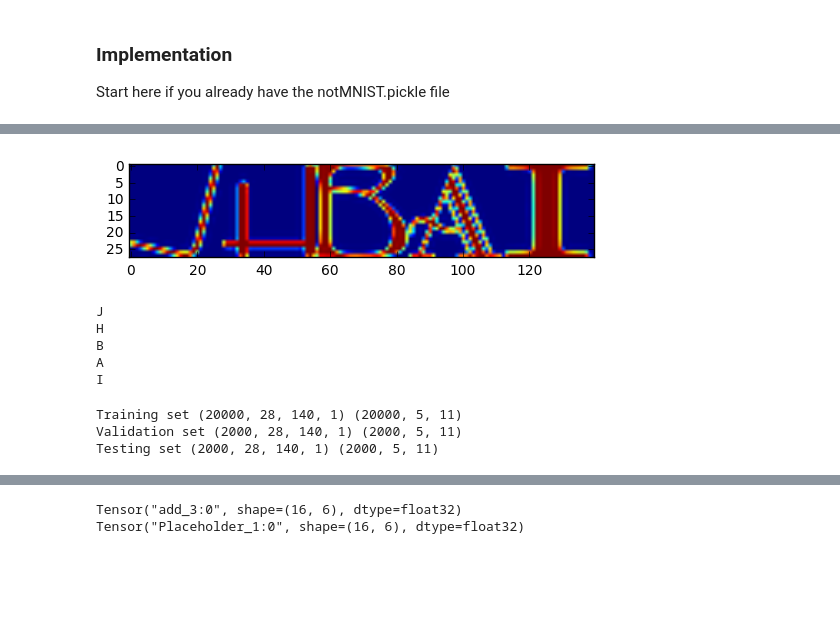
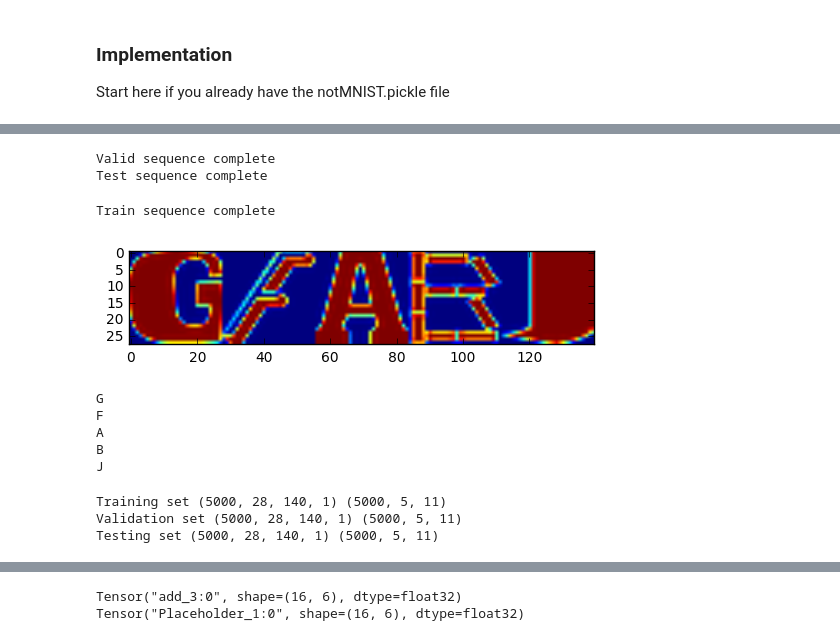
Before and after one commit to cgkaczenski/Digit-Recognition, a Jupyter notebook: digit_recognition.ipynb, the cells around one changed output, grey strips where cells are left out. Drawn from its saved outputs; the diff is of its cells as text; code cells hidden in the pictures; blank space fills up the shorter version.

```diff
--- a/digit_recognition.ipynb
+++ b/digit_recognition.ipynb
@@ -251,0 +254,13 @@ Start here if you already have the notMNIST.pickle file
+# %%
+with open(pickle_file, 'rb') as f:
+  save = pickle.load(f)
+  train_dataset = save['train_dataset']
+  train_labels = save['train_labels']
+  valid_dataset = save['valid_dataset']
+  valid_labels = save['valid_labels']
+  test_dataset = save['test_dataset']
+  test_labels = save['test_labels']
+  del save  # hint to help gc free up memory
+  print('Training set', train_dataset.shape, train_labels.shape)
+  print('Validation set', valid_dataset.shape, valid_labels.shape)
+  print('Test set', test_dataset.shape, test_labels.shape)
@@ -320,16 +301,34 @@ Generate synthetic data complete
+# %%
+valid_x, valid_y= sequence_dataset(valid_dataset, valid_labels, 5000)
+del valid_dataset
+del valid_labels
+print('Valid sequence complete')
+
+test_x, test_y= sequence_dataset(test_dataset, test_labels, 5000)
+del test_dataset
+del test_labels
+print('Test sequence complete')
+# %% [output]
+Valid sequence complete
+Test sequence complete
+# %%
+train_x, train_y = sequence_dataset(train_dataset, train_labels, 5000)
+print('Train sequence complete')
+# %% [output]
+Train sequence complete
 # %%
-plt.imshow(train_data[1])
+plt.imshow(train_x[0])
 plt.show()
 letter_labels= ['A','B','C','D','E','F','G','H','I','J','None']
-for i in train_labels[1]:
+for i in train_y[0]:
     print(letter_labels[i])
 # %% [output]
-[figure, old version]
+[figure, new version]
+G
+F
+A
+B
 J
-H
-B
-A
-I
 # %%
 image_height = 28
 image_length = 140
@@ -347,19 +346,20 @@ def reformat(dataset, labels):
     one_hot_labels= np.concatenate((one_hot_labels,[one_hot(labels[i])]), axis=0)
   return dataset, one_hot_labels
 
-train_x, train_y = reformat(train_data, train_labels)
-del train_data
-del train_labels
-valid_x, valid_y = reformat(valid_dataset, valid_labels)
-del valid_dataset
-del valid_labels
-test_x, test_y = reformat(test_dataset, test_labels)
-del test_dataset
-del test_labels
-print('Training set', train_x.shape, train_y.shape)
-print('Validation set', valid_x.shape, valid_y.shape)
-print('Testing set', test_x.shape, test_y.shape)
+train_X, train_Y = reformat(train_x, train_y)
+del train_x
+del train_y
+valid_X, valid_Y = reformat(valid_x, valid_y)
+del valid_x
+del valid_y
+test_X, test_Y = reformat(test_x, test_y)
+del test_x
+del test_y
+
+print('Training set', train_X.shape, train_Y.shape)
+print('Validation set', valid_X.shape, valid_Y.shape)
+print('Testing set', test_X.shape, test_Y.shape)
 # %% [output]
-Training set (20000, 28, 140, 1) (20000, 5, 11)
-Validation set (2000, 28, 140, 1) (2000, 5, 11)
-Testing set (2000, 28, 140, 1) (2000, 5, 11)
+Training set (5000, 28, 140, 1) (5000, 5, 11)
+Validation set (5000, 28, 140, 1) (5000, 5, 11)
+Testing set (5000, 28, 140, 1) (5000, 5, 11)
```
Also changed, not shown: parts of 8 cells of this notebook.
